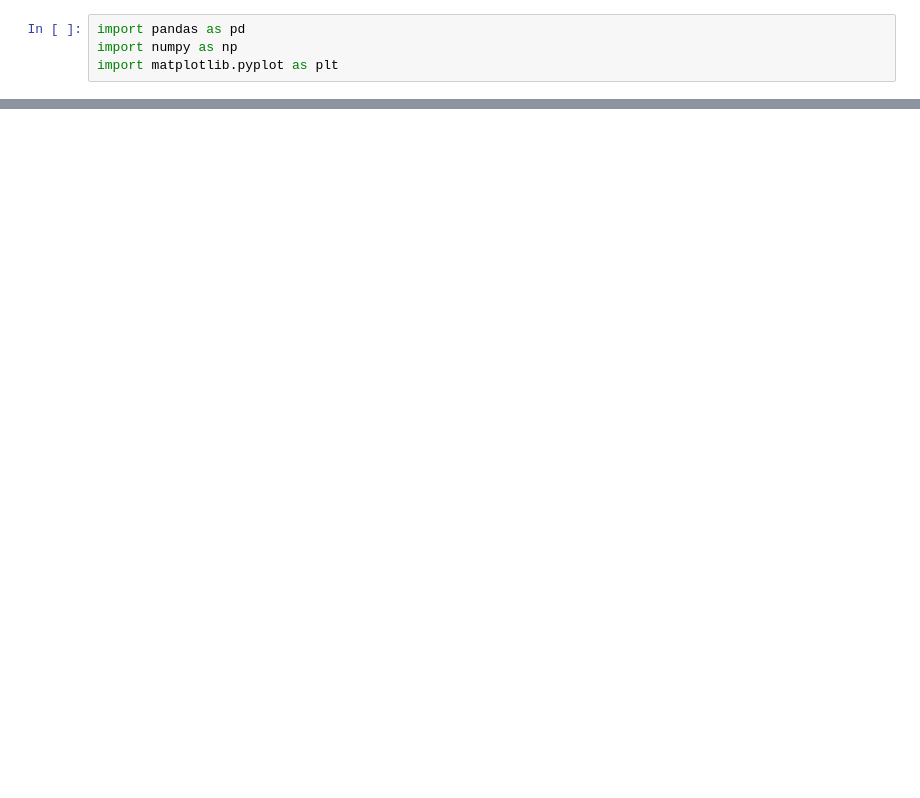
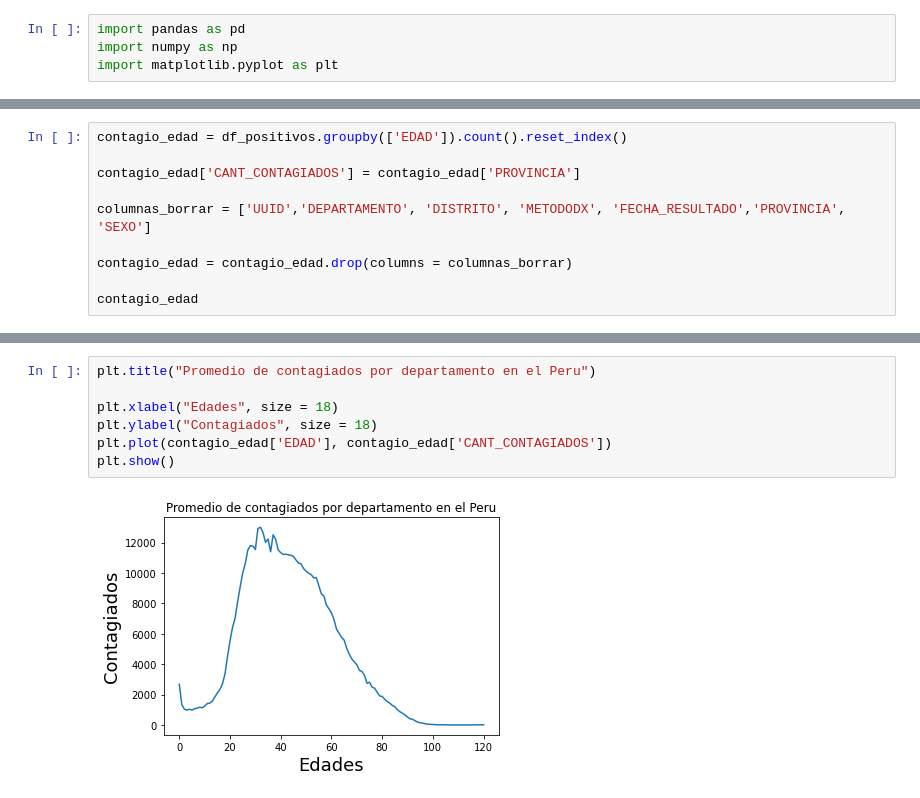
Before and after one commit to KlausM23/EDA-Covid-Peru, a Jupyter notebook: notebooks/analisis_inicial.ipynb, the cells around one changed output, grey strips where cells are left out. Saved outputs shown, nothing was run; the diff lists cells and outputs as text; blank space fills up the shorter version.

```diff
--- a/notebooks/analisis_inicial.ipynb
+++ b/notebooks/analisis_inicial.ipynb
@@ -40,0 +132,10 @@ df_positivos[df_positivos['DEPARTAMENTO'] == 'LIMA']
+# %%
+contagio_edad = df_positivos.groupby(['EDAD']).count().reset_index()
+
+contagio_edad['CANT_CONTAGIADOS'] = contagio_edad['PROVINCIA']
+
+columnas_borrar = ['UUID','DEPARTAMENTO', 'DISTRITO', 'METODODX', 'FECHA_RESULTADO','PROVINCIA', 'SEXO']
+
+contagio_edad = contagio_edad.drop(columns = columnas_borrar)
+
+contagio_edad
@@ -40,0 +156,9 @@ df_positivos[df_positivos['DEPARTAMENTO'] == 'LIMA']
+# %%
+plt.title("Promedio de contagiados por departamento en el Peru")
+
+plt.xlabel("Edades", size = 18)
+plt.ylabel("Contagiados", size = 18)
+plt.plot(contagio_edad['EDAD'], contagio_edad['CANT_CONTAGIADOS'])
+plt.show()
+# %% [output]
+[figure, added]
```
Also changed, not shown: parts of 14 cells of this notebook.
